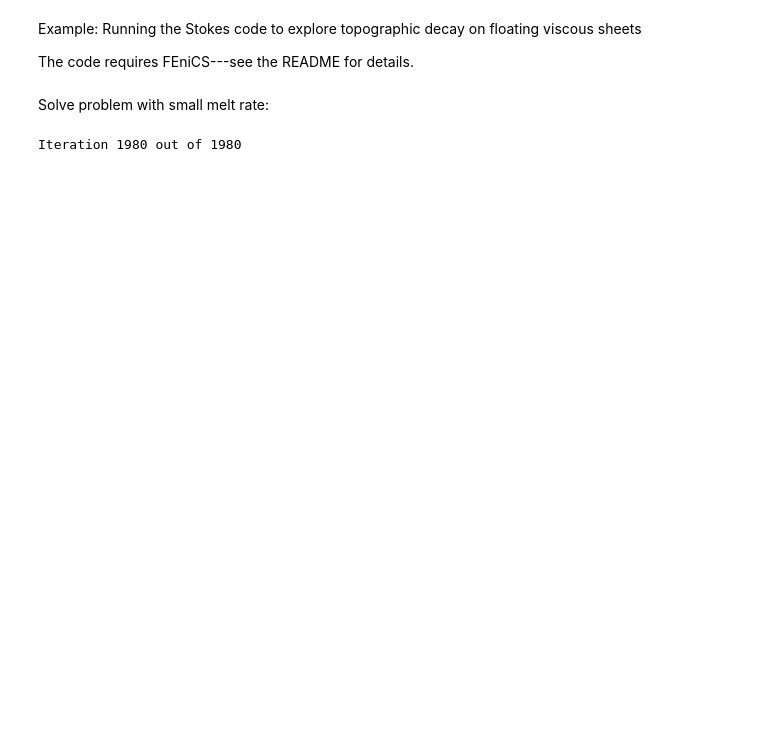
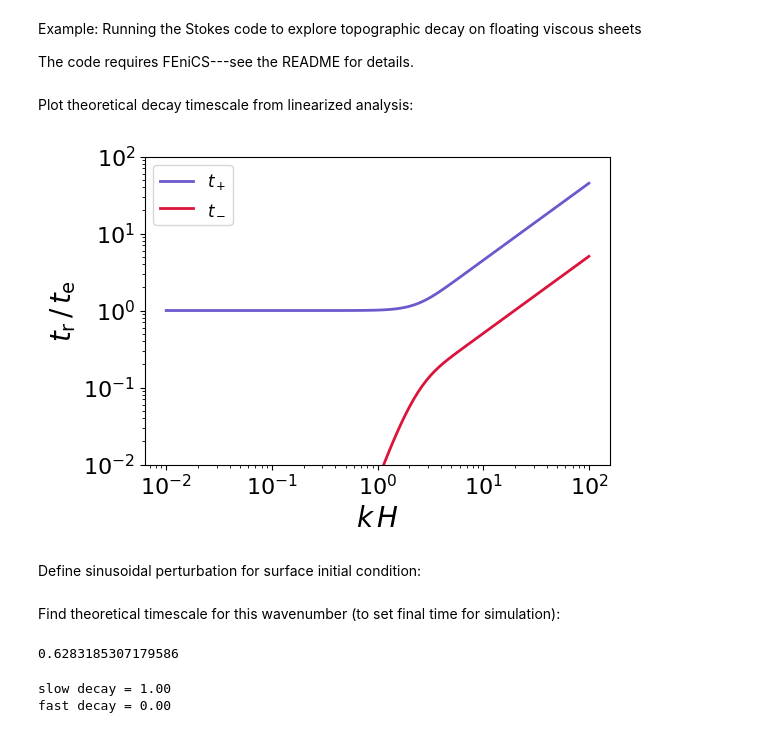
Before and after one commit to agstub/topo-decay, a Jupyter notebook: notebooks/example.ipynb, the cells around one changed output. Cells and saved outputs as stored; diff of their text form; code cells hidden in the pictures; blank space fills up the shorter version.

```diff
--- a/notebooks/example.ipynb
+++ b/notebooks/example.ipynb
@@ -25,9 +21,0 @@ lamda = 25*H                    # wavelength of sinusoidal basal melt anomaly
-# %% [markdown]
-Solve problem with small melt rate:
-# %%
-a = lambda x,t: smb_h(x,t,m0,lamda)
-m = lambda x,t: smb_s(x,t,m0,lamda)
-
-h,s,x = solve(a,m)
-# %% [output]
-Iteration 1980 out of 1980
@@ -35,0 +22,24 @@ t = np.linspace(0,t_f, nt)
+# %% [markdown]
+Plot theoretical decay timescale from linearized analysis:
+# %%
+k = np.logspace(-2,2,100)
+t_theory = t_p(k)
+t_hydro = t_m(k)
+
+%matplotlib inline
+plt.figure(figsize=(6,4))
+plt.plot(k,t_theory,color='slateblue',linewidth=2,label=r'$t_+$')
+plt.plot(k,t_hydro,color='crimson',linewidth=2,label=r'$t_-$')
+plt.xscale('log')
+plt.yscale('log')
+plt.ylim(1e-2,1e2)
+plt.xticks(fontsize=16)
+plt.yticks(fontsize=16)
+plt.xlabel(r'$k\,H$',fontsize=20)
+plt.ylabel(r'$t_\mathrm{r}\,/\,t_\mathrm{e}$',fontsize=20)
+plt.legend(fontsize=12)
+plt.show()
+# %% [output]
+[figure, added]
+# %% [markdown]
+Define sinusoidal perturbation for surface initial condition:
@@ -35,0 +51,14 @@ t = np.linspace(0,t_f, nt)
+# %% [markdown]
+Find theoretical timescale for this wavenumber (to set final time for simulation):
+# %%
+k*H
+# %% [output]
+0.6283185307179586
+# %%
+t_th = t_p(k*H)  # theoretical decay time (relative to t_e)
+t_hy = t_m(k*H)
+print('slow decay = '+'{:.2f}'.format(t_th))
+print('fast decay = '+'{:.2f}'.format(t_hy))
+# %% [output]
+slow decay = 1.00
+fast decay = 0.00
```
Also changed, not shown: parts of 12 cells of this notebook, 10 other files.
